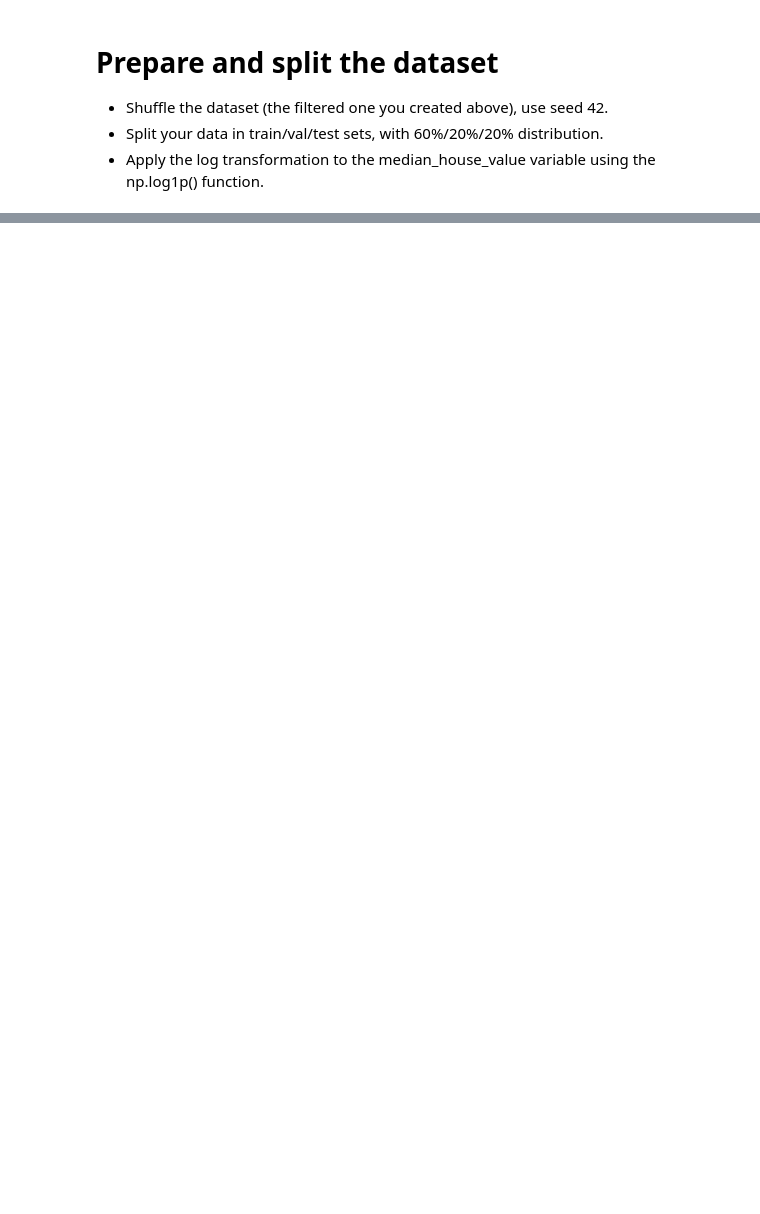
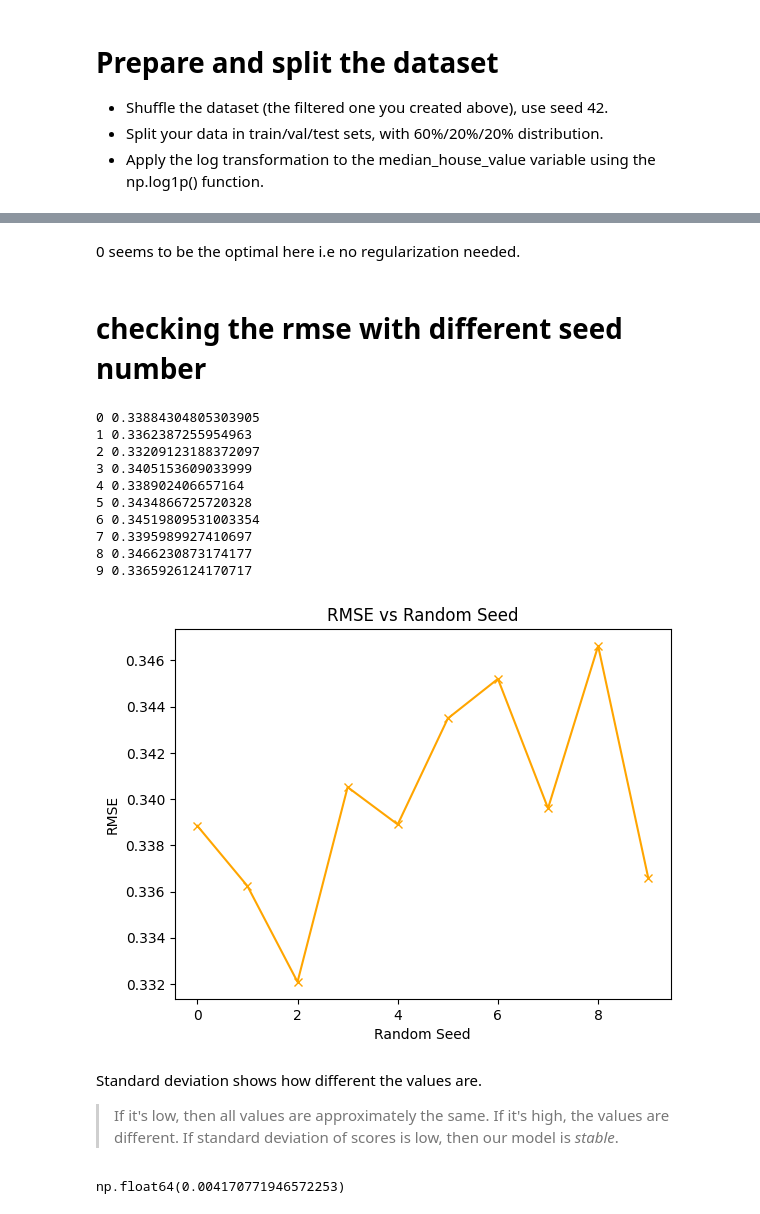
Before and after one commit to arifmohamad/Portfolio, a Jupyter notebook: 02-regression.ipynb, the cells around one changed output, grey strips where cells are left out. Cells and saved outputs as stored; diff of their text form; code cells hidden in the pictures; blank space fills up the shorter version.

```diff
--- a/02-regression.ipynb
+++ b/02-regression.ipynb
@@ -278,0 +397,80 @@ housing
+# %% [markdown]
+0 seems to be the optimal here i.e no regularization needed.
+# %% [markdown]
+# checking the rmse with different seed number
+# %%
+
+rmses = []
+
+for s in [0, 1, 2, 3, 4, 5, 6, 7, 8, 9]:
+
+    n = len(df)
+
+    n_val = int(0.2 * n)
+    n_test = int(0.2 * n)
+    n_train = n - (n_val + n_test)
+
+    idx = np.arange(n)
+    np.random.seed(s)
+    np.random.shuffle(idx)
+
+    df_shuffled = df.iloc[idx]
+
+    df_train = df_shuffled.iloc[:n_train].copy()
+    df_val = df_shuffled.iloc[n_train:n_train+n_val].copy()
+    df_test = df_shuffled.iloc[n_train+n_val:].copy()
+
+    df_train = df_train.reset_index(drop=True)
+    df_val = df_val.reset_index(drop=True)
+    df_test = df_test.reset_index(drop=True)
+
+    y_train_orig = df_train.median_house_value.values
+    y_val_orig = df_val.median_house_value.values
+    y_test_orig = df_test.median_house_value.values
+
+    y_train = np.log1p(y_train_orig)
+    y_val = np.log1p(y_val_orig)
+    y_test = np.log1p(y_test_orig)
+
+    del df_train['median_house_value']
+    del df_val['median_house_value']
+    del df_test['median_house_value']
+
+    X_train = prepare_x(df_train, fill_na_with=0)
+    w_0, w = train_linear_regression(X_train, y_train)
+
+    X_val = prepare_x(df_val, fill_na_with=0)
+    y_pred = w_0 + X_val.dot(w)
+
+    result = rmse(y_val, y_pred)
+    print(s, result)
+
+    rmses.append(result)
+
+# Plotting the RMSE vs Regularization parameter
+plt.plot(range(10), rmses, marker='x',color='orange')
+plt.xlabel('Random Seed')
+plt.ylabel('RMSE')
+plt.title('RMSE vs Random Seed')
+plt.show()
+# %% [output]
+0 0.33884304805303905
+1 0.3362387255954963
+2 0.33209123188372097
+3 0.3405153609033999
+4 0.338902406657164
+5 0.3434866725720328
+6 0.34519809531003354
+7 0.3395989927410697
+8 0.3466230873174177
+9 0.3365926124170717
+[figure, added]
+# %% [markdown]
+Standard deviation shows how different the values are.
+> If it's low, then all values are approximately the same.
+> If it's high, the values are different.
+> If standard deviation of scores is low, then our model is *stable*.
+# %%
+np.std(rmses)
+# %% [output]
+np.float64(0.004170771946572253)
```
Also changed, not shown: parts of 57 cells of this notebook, 1 other file.
